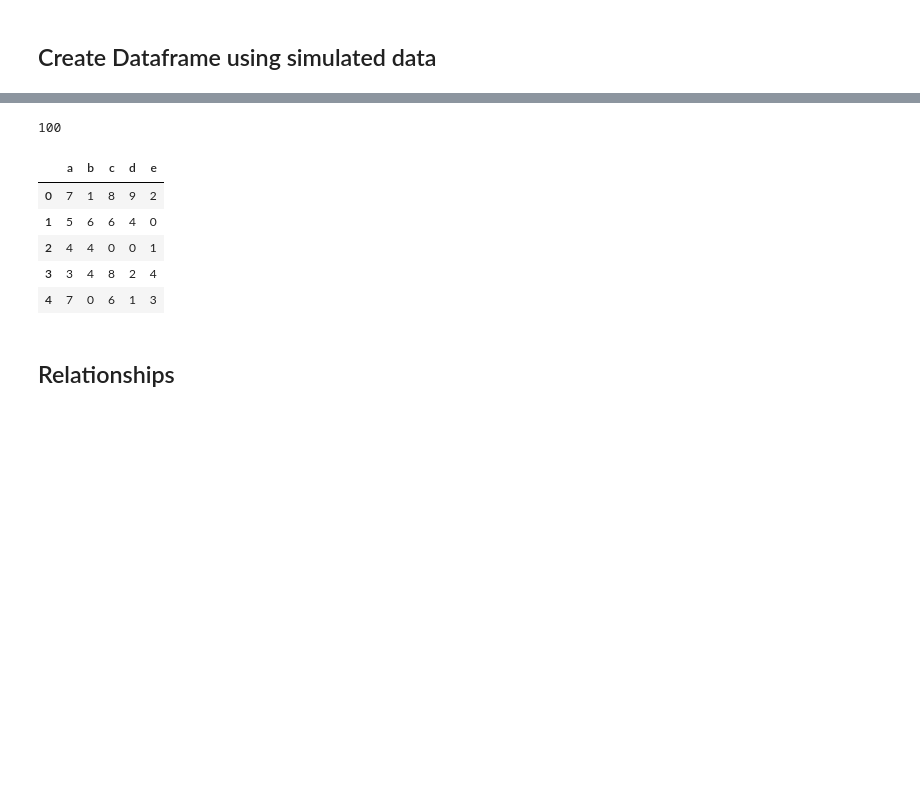
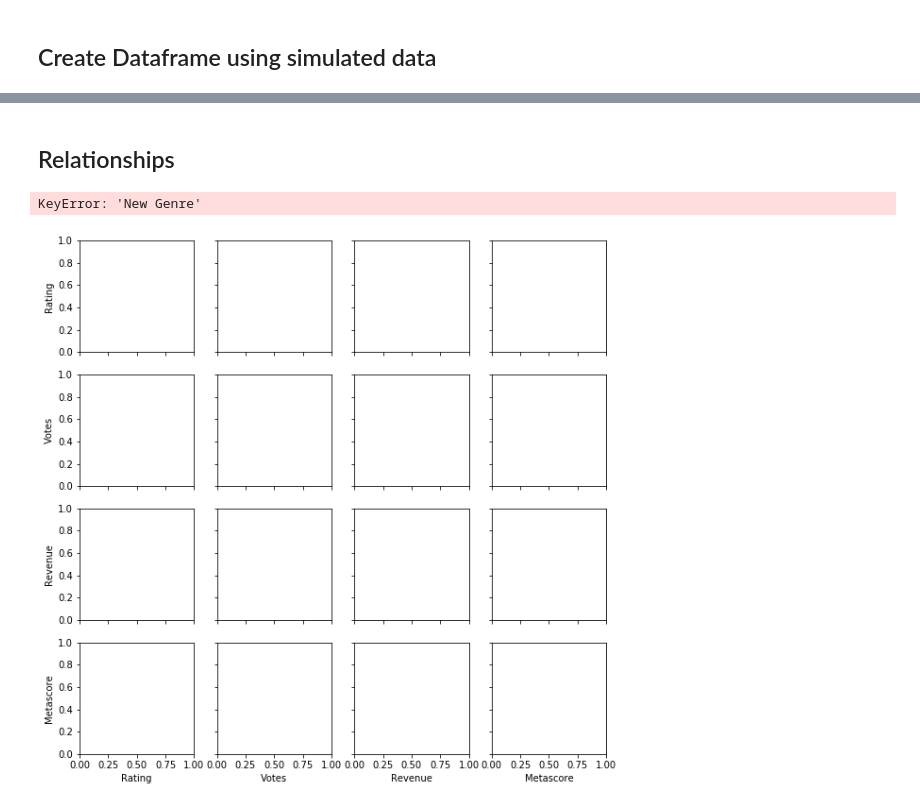
Before and after one commit to donalcarr/DC_Real-World-Simulation, a Jupyter notebook: Project 2018 - Simulation Movies.ipynb, the cells around one changed output, grey strips where cells are left out. Cells and saved outputs as stored; diff of their text form; code cells hidden in the pictures; blank space fills up the shorter version.

```diff
--- a/Project 2018 - Simulation Movies.ipynb
+++ b/Project 2018 - Simulation Movies.ipynb
@@ -234,20 +285,9 @@ SimData.round(0)
 100 rows × 4 columns
-# %%
-n = len(np.arange(100))
-n
-# %% [output]
-100
-# %%
-df32 = pa.DataFrame(np.random.randint(low=0, high=10, size=(5, 5)),
-                 columns=['a', 'b', 'c', 'd', 'e'])
-df32
-# %% [output]
-|  | a | b | c | d | e |
-| 0 | 7 | 1 | 8 | 9 | 2 |
-| 1 | 5 | 6 | 6 | 4 | 0 |
-| 2 | 4 | 4 | 0 | 0 | 1 |
-| 3 | 3 | 4 | 8 | 2 | 4 |
-| 4 | 7 | 0 | 6 | 1 | 3 |
 # %% [markdown]
 ## Relationships
+# %%
+pplot = sns.pairplot(SimData, hue="New Genre")
+# %% [output]
+KeyError: 'New Genre'
+[figure, added]
 # %%
```
Also changed, not shown: parts of 26 cells of this notebook.
